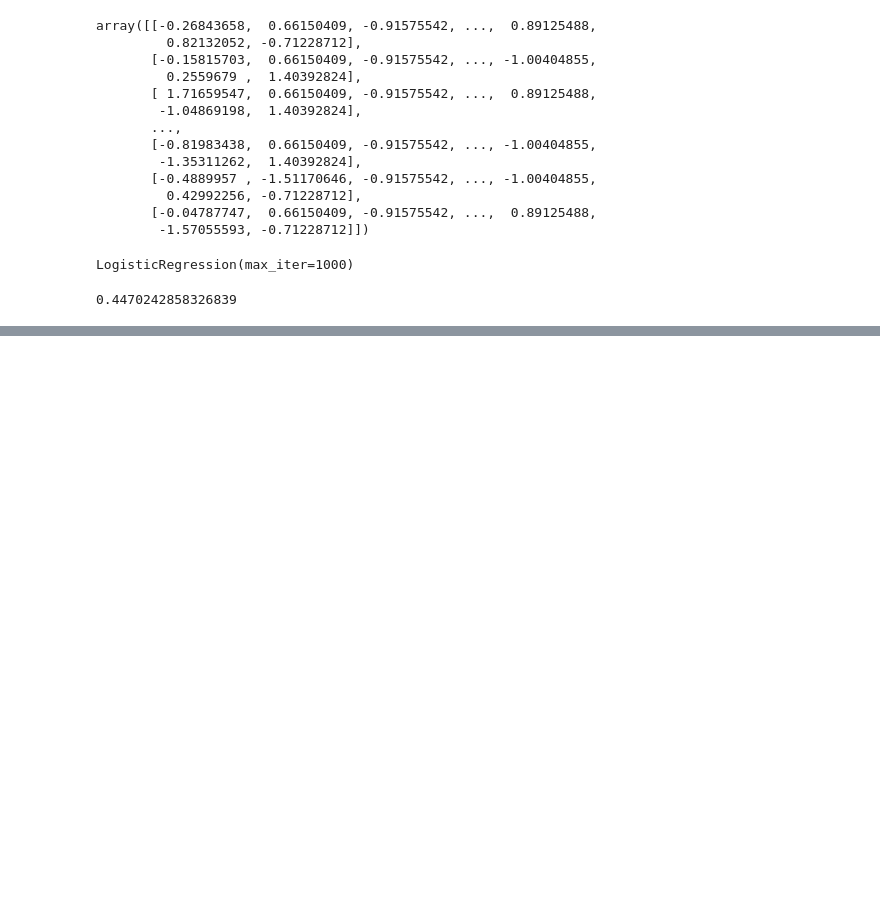
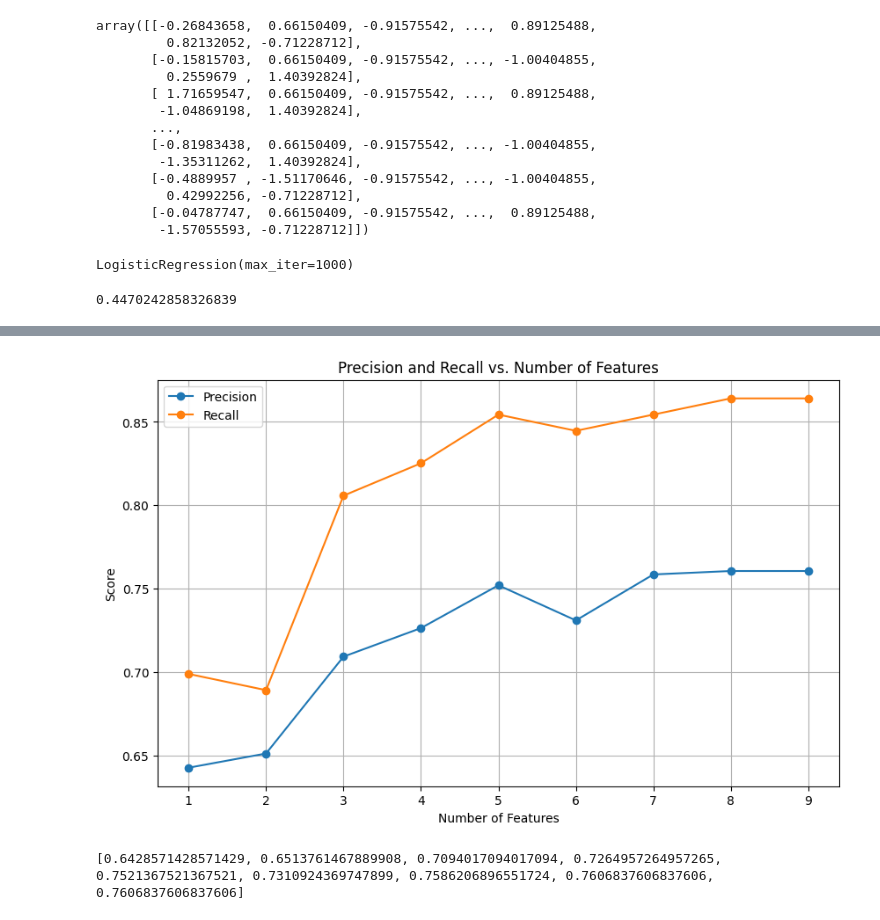
Before and after one commit to 14Smits/Heart-disease-risk-project, a Jupyter notebook: Regression blood - risk.ipynb, the cells around one changed output, grey strips where cells are left out. Drawn from its saved outputs; the diff is of its cells as text; code cells hidden in the pictures; blank space fills up the shorter version.

```diff
--- a/Regression blood - risk.ipynb
+++ b/Regression blood - risk.ipynb
@@ -21,7 +22,7 @@ df.head()
 | 4 | 62 | 0 | 0 | 138 | 294 | 1 | 1 | 106 | 0 | 1.9 | 1 | ... |
 # %%
 #To make our model simpler, we will consider dropping some of the parameters. Of course, for the best results we should keep everythink but for this simple toy model it will be enough.
-df.drop(columns=["oldpeak","thal","slope","ca"],inplace=True)
+df.drop(columns=["oldpeak","thal","slope","ca","chol"],inplace=True)
 df.rename(columns={"cp":"chest pain","trestbps":"resting blood pressure","chol":"cholesterol","fbs":"fasting blood sugar","restecg":"resting ecg","thalach":"max heart rate","exang":"exercise angina","target":"disease_risk"},inplace=True)
 df.head()
 # %% [output]
@@ -110,0 +117,17 @@ weighted avg       0.80      0.77      0.76       205
+# %%
+# Get the coefficients and feature names
+coefficients = model.coef_[0]
+feature_names = X.columns
+
+# Create a DataFrame to hold the coefficients
+coefficients_df = pd.DataFrame({
+    'Feature': feature_names,
+    'Coefficient': coefficients
+})
+
+# Sort the coefficients by absolute value to see the most influential features
+coefficients_df['Abs_Coefficient'] = coefficients_df['Coefficient'].abs()
+coefficients_df = coefficients_df.sort_values(by='Abs_Coefficient', ascending=False)
+
+# Display the top 10 most influential features
+print(coefficients_df.head(10))
@@ -110,0 +199,59 @@ weighted avg       0.80      0.77      0.76       205
+# %%
+coefficients = model.coef_[0]
+feature_names = X.columns
+
+# Create a DataFrame to hold the coefficients
+coefficients_df = pd.DataFrame({
+    'Feature': feature_names,
+    'Coefficient': coefficients
+})
+
+# Sort the coefficients by absolute value to see the most influential features
+coefficients_df['Abs_Coefficient'] = coefficients_df['Coefficient'].abs()
+coefficients_df = coefficients_df.sort_values(by='Abs_Coefficient', ascending=False)
+print(coefficients_df)
+
+# Iterate over the number of top features and store precision and recall
+precisions = []
+recalls = []
+num_features_list = range(1, len(feature_names) + 1)
+
+for num_features in num_features_list:
+    top_features = coefficients_df['Feature'].head(num_features).values
+
+    # Subset the data to include only the top N features
+    X_top = df[top_features]
+    X_top_scaled = scaler.fit_transform(X_top)
+
+    # Train-test split with the top N features
+    X_train_top, X_test_top, y_train, y_test = train_test_split(X_top_scaled, y, test_size=0.2, random_state=42)
+
+    # Train the new logistic regression model with top N features
+    model_top = LogisticRegression(max_iter=1000)
+    model_top.fit(X_train_top, y_train)
+
+    # Predict and evaluate the model
+    y_pred_proba_top = model_top.predict_proba(X_test_top)
+    threshold = 0.5
+    y_pred_top = (y_pred_proba_top[:, 1] > threshold).astype(int)
+
+    # Calculate precision and recall
+    precision_top = precision_score(y_test, y_pred_top)
+    recall_top = recall_score(y_test, y_pred_top)
+
+    precisions.append(precision_top)
+    recalls.append(recall_top)
+
+# Plot precision and recall as a function of the number of features
+plt.figure(figsize=(10, 6))
+plt.plot(num_features_list, precisions, label='Precision', marker='o')
+plt.plot(num_features_list, recalls, label='Recall', marker='o')
+plt.title('Precision and Recall vs. Number of Features')
+plt.xlabel('Number of Features')
+plt.ylabel('Score')
+plt.legend()
+plt.grid(True)
+plt.show()
+
+print(precisions)
+# %% [output]
@@ -110,0 +268,2 @@ weighted avg       0.80      0.77      0.76       205
+[figure, added]
+[0.6428571428571429, 0.6513761467889908, 0.7094017094017094, 0.7264957264957265, 0.7521367521367521, 0.7310924369747899, 0.7586206896551724, 0.7606837606837606, 0.7606837606837606]
```
Also changed, not shown: parts of 9 cells of this notebook, 2 other files.
